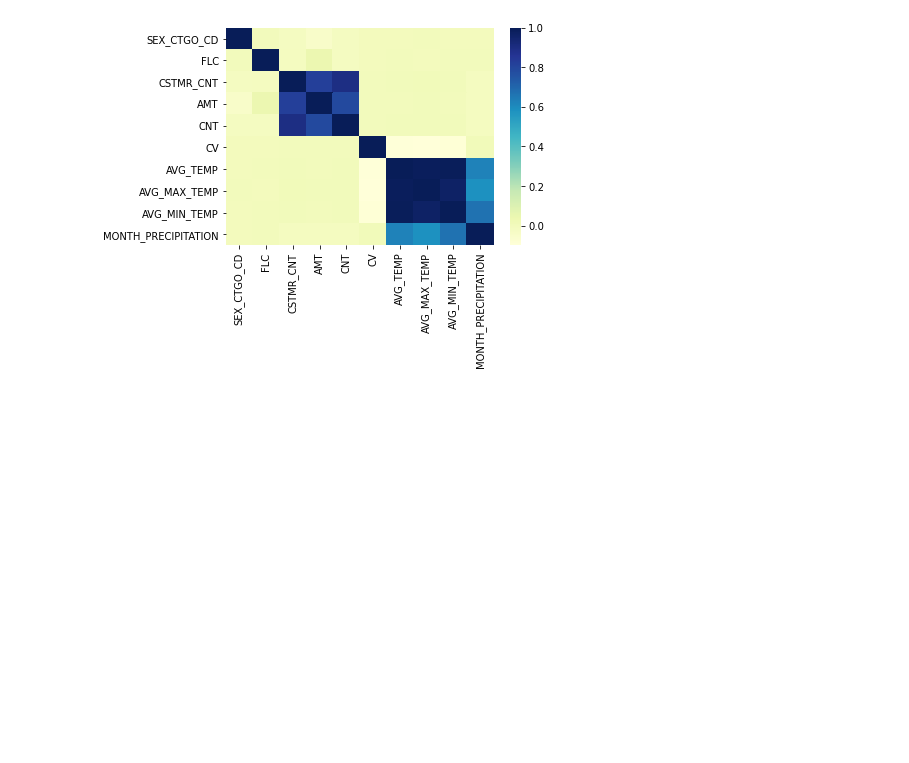
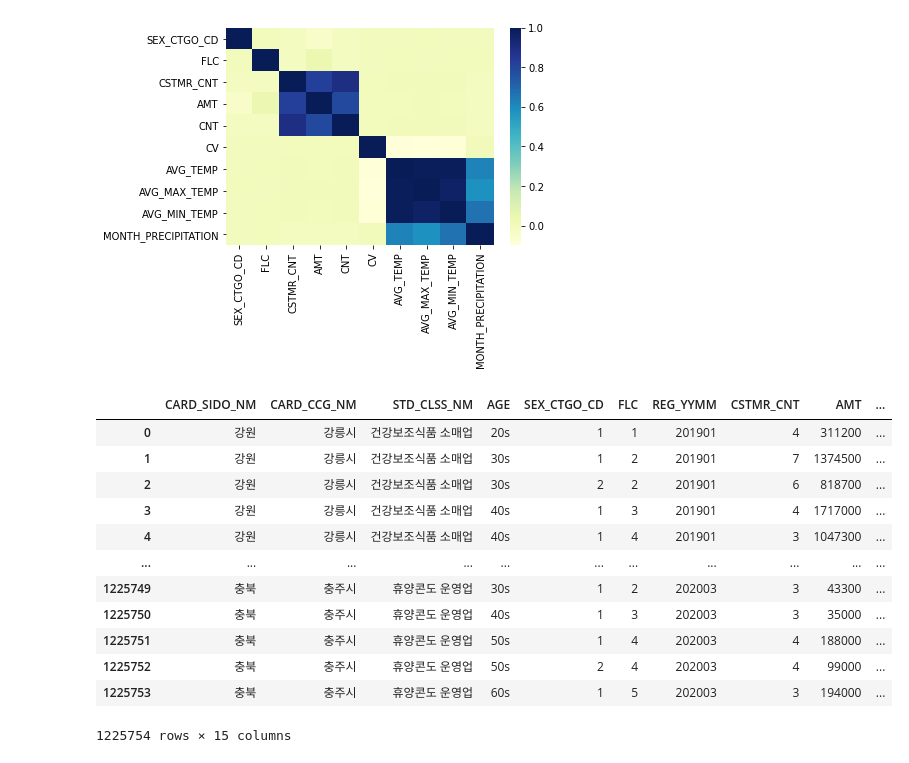
Before and after one commit to Hinterhalter/Jeju-Card-Use-Predict, a Jupyter notebook: Merge_dataset.ipynb, the cells around one changed output. Cells and saved outputs as stored; diff of their text form; code cells hidden in the pictures; blank space fills up the shorter version.

```diff
--- a/Merge_dataset.ipynb
+++ b/Merge_dataset.ipynb
@@ -44,0 +45,16 @@ total_df.to_csv('./data/total_df.csv', index=False)
+# %%
+total_df
+# %% [output]
+|  | CARD_SIDO_NM | CARD_CCG_NM | STD_CLSS_NM | AGE | SEX_CTGO_CD | FLC | REG_YYMM | CSTMR_CNT | AMT | ... |
+| 0 | 강원 | 강릉시 | 건강보조식품 소매업 | 20s | 1 | 1 | 201901 | 4 | 311200 | ... |
+| 1 | 강원 | 강릉시 | 건강보조식품 소매업 | 30s | 1 | 2 | 201901 | 7 | 1374500 | ... |
+| 2 | 강원 | 강릉시 | 건강보조식품 소매업 | 30s | 2 | 2 | 201901 | 6 | 818700 | ... |
+| 3 | 강원 | 강릉시 | 건강보조식품 소매업 | 40s | 1 | 3 | 201901 | 4 | 1717000 | ... |
+| 4 | 강원 | 강릉시 | 건강보조식품 소매업 | 40s | 1 | 4 | 201901 | 3 | 1047300 | ... |
+| ... | ... | ... | ... | ... | ... | ... | ... | ... | ... | ... |
+| 1225749 | 충북 | 충주시 | 휴양콘도 운영업 | 30s | 1 | 2 | 202003 | 3 | 43300 | ... |
+| 1225750 | 충북 | 충주시 | 휴양콘도 운영업 | 40s | 1 | 3 | 202003 | 3 | 35000 | ... |
+| 1225751 | 충북 | 충주시 | 휴양콘도 운영업 | 50s | 1 | 4 | 202003 | 4 | 188000 | ... |
+| 1225752 | 충북 | 충주시 | 휴양콘도 운영업 | 50s | 2 | 4 | 202003 | 4 | 99000 | ... |
+| 1225753 | 충북 | 충주시 | 휴양콘도 운영업 | 60s | 1 | 5 | 202003 | 3 | 194000 | ... |
+1225754 rows × 15 columns
```
Also changed, not shown: parts of 1 cell of this notebook, 4 other files.
